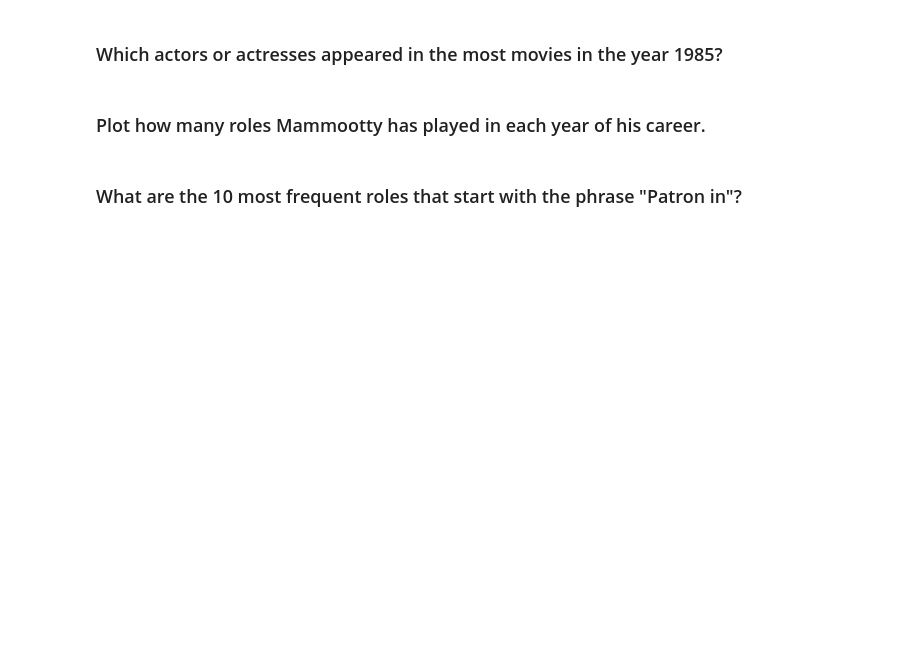
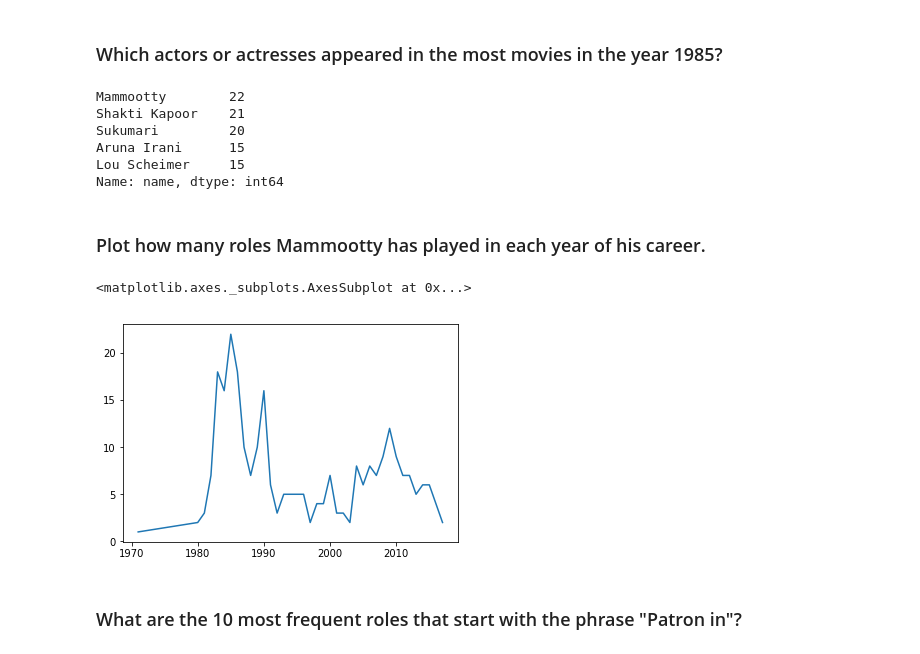
Before and after one commit to mmoscardini/pycon-pandas-tutorial, a Jupyter notebook: Exercises-2.ipynb, the cells around one changed output. Saved outputs shown, nothing was run; the diff lists cells and outputs as text; code cells hidden in the pictures; blank space fills up the shorter version.

```diff
--- a/Exercises-2.ipynb
+++ b/Exercises-2.ipynb
@@ -145,6 +191,20 @@ Name: character, dtype: int64
 # %% [markdown]
 ### Which actors or actresses appeared in the most movies in the year 1985?
+# %%
+cast[cast.year == 1985].name.value_counts().head()
+# %% [output]
+Mammootty        22
+Shakti Kapoor    21
+Sukumari         20
+Aruna Irani      15
+Lou Scheimer     15
+Name: name, dtype: int64
 # %% [markdown]
 ### Plot how many roles Mammootty has played in each year of his career.
+# %%
+cast[cast.name == 'Mammootty'].year.value_counts().sort_index().plot(kind='line')
+# %% [output]
+<matplotlib.axes._subplots.AxesSubplot at 0x...>
+[figure, added]
 # %% [markdown]
 ### What are the 10 most frequent roles that start with the phrase "Patron in"?
```
Also changed, not shown: parts of 11 cells of this notebook, 1 other file.
